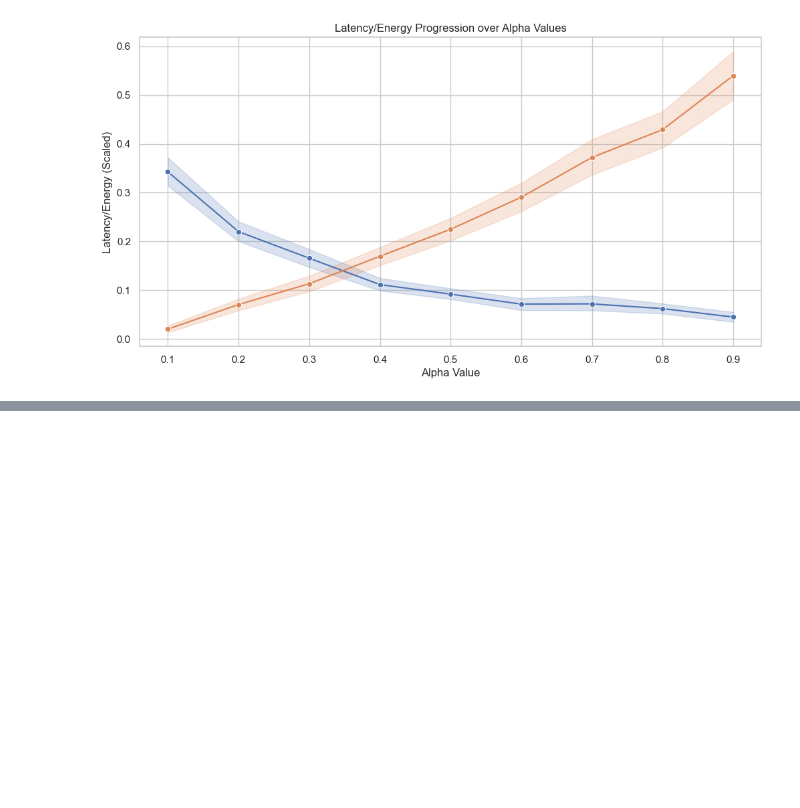
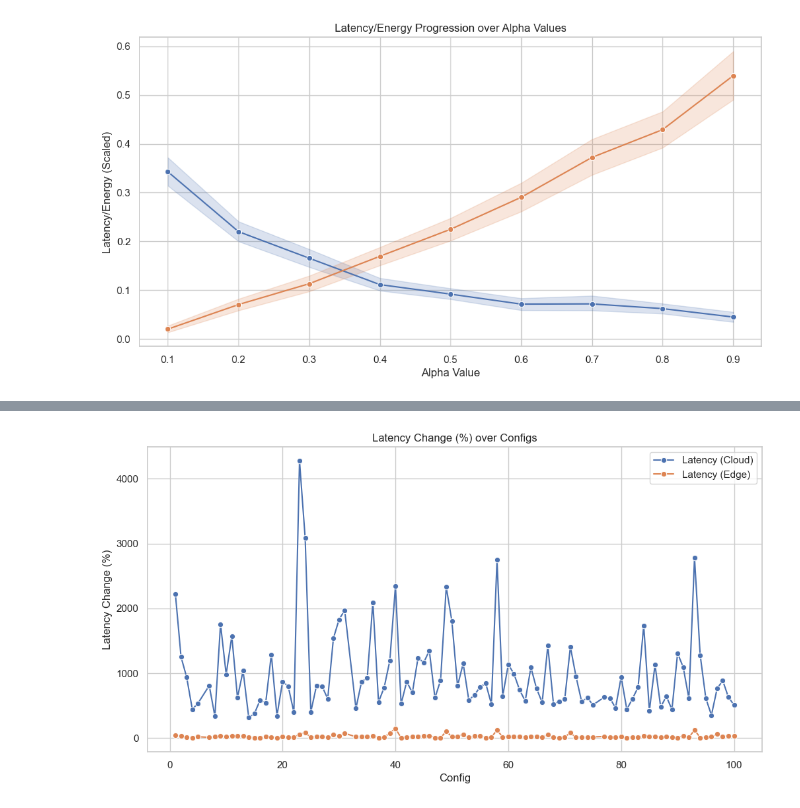
Before and after one commit to mpgallage/computing-continuum-simulator, a Jupyter notebook: analysis.ipynb, the cells around one changed output, grey strips where cells are left out. Saved outputs shown, nothing was run; the diff lists cells and outputs as text; code cells hidden in the pictures; blank space fills up the shorter version.

Commit message:
Adding initial cloud/edge specific analysis

```diff
--- a/analysis.ipynb
+++ b/analysis.ipynb
@@ -139,0 +210,11 @@ plt.show()
+# %%
+# Merging the three dataframes on the 'config' column
+combined_row_data = pd.merge(gen_200_raw_data[['config','alpha', 'beta', 'latency', 'energy']],
+                             gen_200_raw_cloud_data[['config', 'alpha', 'beta', 'latency', 'energy']],
+                             on=['config', 'alpha', 'beta'], suffixes=('', '_cloud'))
+
+combined_row_data = pd.merge(combined_row_data,
+                             gen_200_raw_edge_data[['config', 'alpha', 'beta', 'latency', 'energy']],
+                             on=['config', 'alpha', 'beta'], suffixes=('', '_edge'))
+
+combined_row_data
@@ -139,0 +235,23 @@ plt.show()
+# %%
+# Filtering the data for alpha = 0.5 and beta = 0.5
+alpha_beta_filtered_data = combined_row_data[(combined_row_data['alpha'] == 0.5) & (combined_row_data['beta'] == 0.5)].copy()
+
+# Calculating latency_cloud and latency_edge as a percentage of latency
+alpha_beta_filtered_data['latency_cloud_percent'] = (alpha_beta_filtered_data['latency_cloud'] / alpha_beta_filtered_data['latency']) * 100
+alpha_beta_filtered_data['latency_edge_percent'] = (alpha_beta_filtered_data['latency_edge'] / alpha_beta_filtered_data['latency']) * 100
+
+# Extracting config number from the 'config' column
+alpha_beta_filtered_data['config_number'] = alpha_beta_filtered_data['config'].str.extract('(\d+)').astype(int)
+
+# Creating the line plot
+plt.figure(figsize=(12, 6))
+sns.lineplot(x='config_number', y='latency_cloud_percent', data=alpha_beta_filtered_data, marker='o', label='Latency (Cloud)')
+sns.lineplot(x='config_number', y='latency_edge_percent', data=alpha_beta_filtered_data, marker='o', label='Latency (Edge)')
+
+plt.title('Latency Change (%) over Configs')
+plt.xlabel('Config')
+plt.ylabel('Latency Change (%)')
+plt.legend()
+plt.show()
+# %% [output]
+[figure, added]
```
Also changed, not shown: parts of 5 cells of this notebook.
